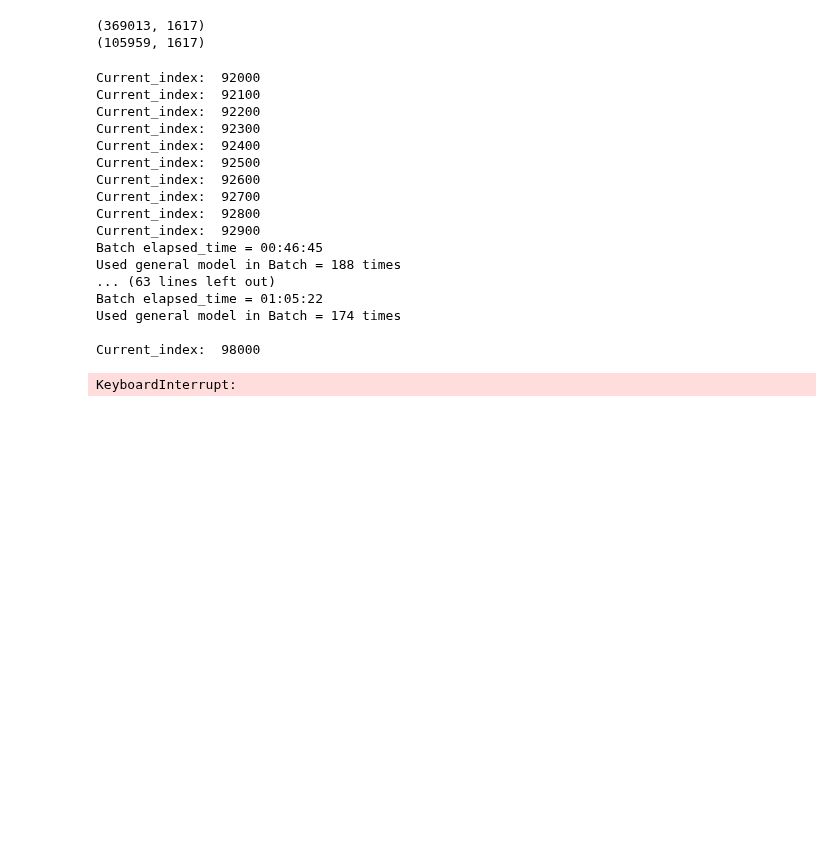
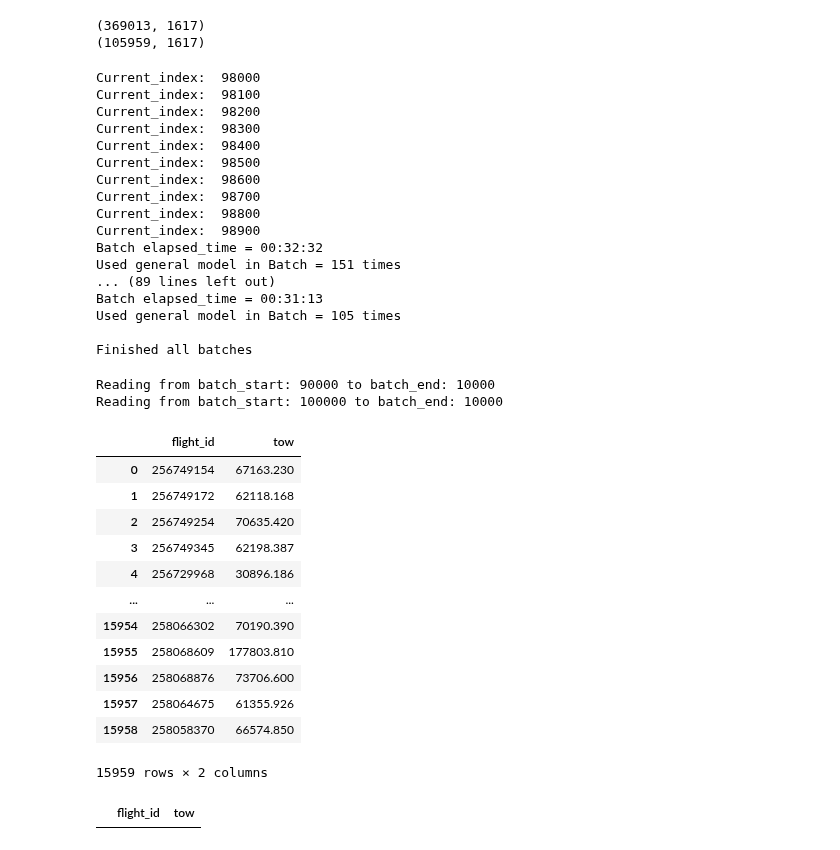
Before and after one commit to MohammedGuniem/PRC-Challenge, a Jupyter notebook: notebooks/08_similarity_based_xgboost.ipynb, the cells around one changed output. Drawn from its saved outputs; the diff is of its cells as text; code cells hidden in the pictures; blank space fills up the shorter version.

Commit message:
Run of similarity based prediction of submission set from 98000 to the end of submission set at 105959

```diff
--- a/notebooks/08_similarity_based_xgboost.ipynb
+++ b/notebooks/08_similarity_based_xgboost.ipynb
@@ -158,7 +158,7 @@ print(processed_submission_data.shape)
 (105959, 1617)
 # %%
 batch_run_size = 10000 ### SET BATCH RUN SIZE HERE (10000) ###
-for batch_run_start in range(92000, len(encoded_submission_set_df), batch_run_size): ### SET START & END INDEX HERE 0 & (len(encoded_submission_set_df)) ###
+for batch_run_start in range(98000, len(encoded_submission_set_df), batch_run_size): ### SET START & END INDEX HERE 0 & (len(encoded_submission_set_df)) ###
     batch_run_end = batch_run_start+batch_run_size
     if batch_run_end > len(encoded_submission_set_df):
         batch_run_end = len(encoded_submission_set_df)
@@ -233,43 +233,65 @@ for batch_run_start in range(92000, len(encoded_submission_set_df), batch_run_si
 
 print("Finished all batches")
 # %% [output]
-Current_index:  92000
-Current_index:  92100
-Current_index:  92200
-Current_index:  92300
-Current_index:  92400
-Current_index:  92500
-Current_index:  92600
-Current_index:  92700
-Current_index:  92800
-Current_index:  92900
-Batch elapsed_time = 00:46:45
-Used general model in Batch = 188 times
-... (63 lines left out)
-Batch elapsed_time = 01:05:22
-Used general model in Batch = 174 times
+Current_index:  98000
+Current_index:  98100
+Current_index:  98200
+Current_index:  98300
+Current_index:  98400
+Current_index:  98500
+Current_index:  98600
+Current_index:  98700
+Current_index:  98800
+Current_index:  98900
+Batch elapsed_time = 00:32:32
+Used general model in Batch = 151 times
+... (89 lines left out)
+Batch elapsed_time = 00:31:13
+Used general model in Batch = 105 times
 
-Current_index:  98000
+Finished all batches
-KeyboardInterrupt:
 # %%
-start_index, end_index = 0, 106000
+start_index, end_index = 0, 105959
 batch_size = 1000
 
 submission_df = pd.DataFrame([], columns=['flight_id', 'tow'])
 
 for batch_start in range(start_index, end_index, batch_size):
     batch_end = batch_start+batch_size
     if batch_end > 105959:
         batch_end = 105959
 
     if batch_start % 10000 == 0:
         print(f"Reading from batch_start: {batch_start} to batch_end: {batch_size*10}")
 
     filename = f"my_submission_v14_{batch_start}_{batch_end}.csv"
     submission_df = submission_df.dropna(axis=1, how='all')
     submission_batch_df = pd.read_csv(f'./submissions/my_submission_v14/{filename}')
     submission_df = pd.concat([submission_df, submission_batch_df], ignore_index=True)
 
 display(submission_df)
 
 submission_df.to_csv('./submissions/my_submission_v14.csv', index=False)
+# %% [output]
+Reading from batch_start: 90000 to batch_end: 10000
+Reading from batch_start: 100000 to batch_end: 10000
+|  | flight_id | tow |
+| 0 | 256749154 | 67163.230 |
+| 1 | 256749172 | 62118.168 |
+| 2 | 256749254 | 70635.420 |
+| 3 | 256749345 | 62198.387 |
+| 4 | 256729968 | 30896.186 |
+| ... | ... | ... |
+| 15954 | 258066302 | 70190.390 |
+| 15955 | 258068609 | 177803.810 |
+| 15956 | 258068876 | 73706.600 |
+| 15957 | 258064675 | 61355.926 |
+| 15958 | 258058370 | 66574.850 |
+15959 rows × 2 columns
+# %%
+duplicates = submission_df['flight_id'].duplicated()
+duplicate_values = submission_df[duplicates]
+
+display(duplicate_values)
+# %% [output]
+|  | flight_id | tow |
```
Also changed, not shown: 8 other files.
